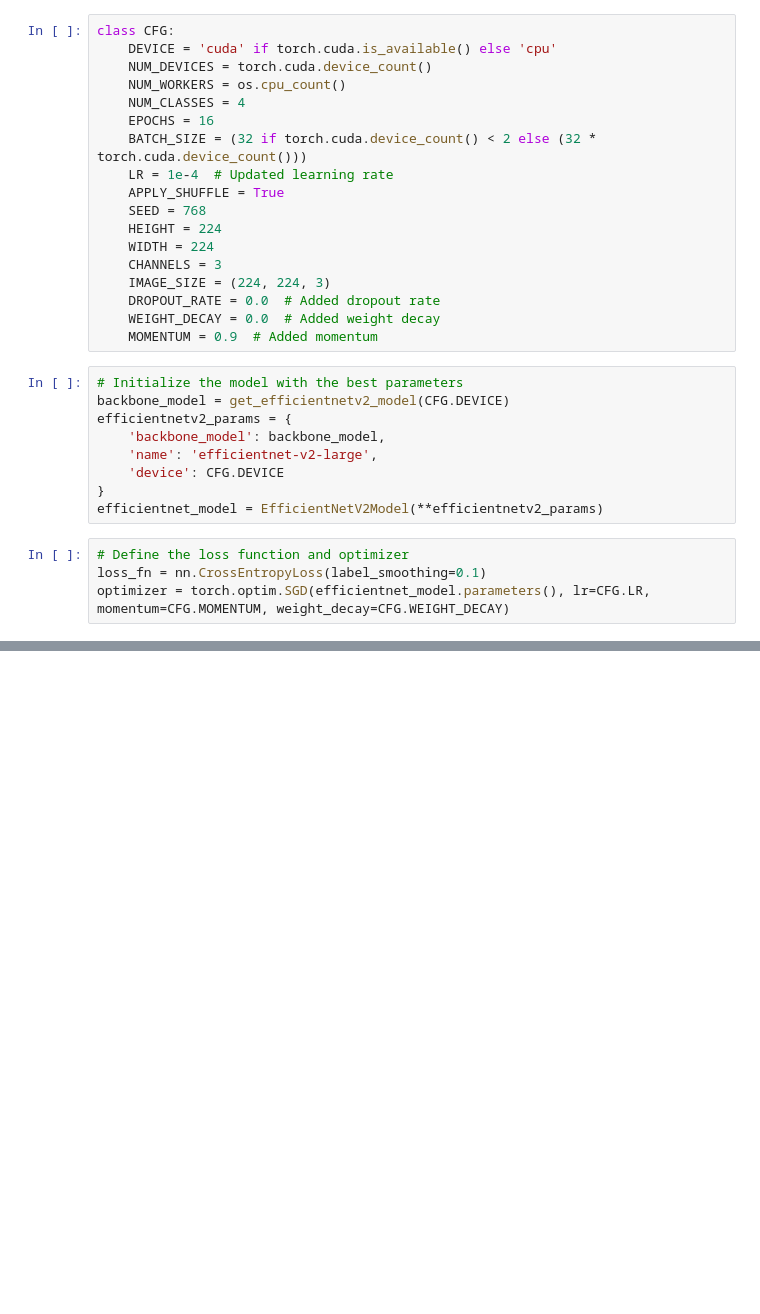
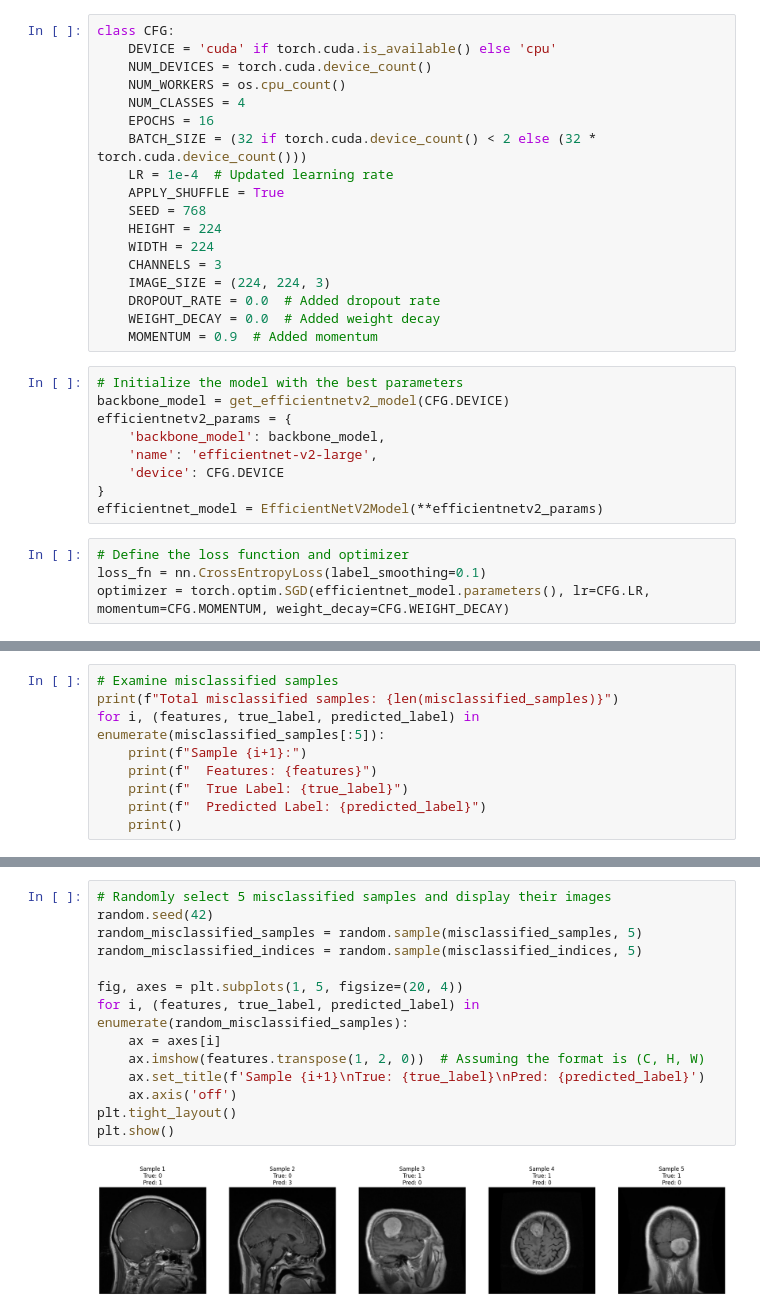
Before and after one commit to helenxtian/brain-tumor-project, a Jupyter notebook: P4_evaluation.ipynb, the cells around one changed output, grey strips where cells are left out. Drawn from its saved outputs; the diff is of its cells as text; blank space fills up the shorter version.

```diff
--- a/P4_evaluation.ipynb
+++ b/P4_evaluation.ipynb
@@ -807,0 +962,9 @@ accuracy_score(test_labels, efficientnet_test_preds)
+# %%
+# Examine misclassified samples
+print(f"Total misclassified samples: {len(misclassified_samples)}")
+for i, (features, true_label, predicted_label) in enumerate(misclassified_samples[:5]):
+    print(f"Sample {i+1}:")
+    print(f"  Features: {features}")
+    print(f"  True Label: {true_label}")
+    print(f"  Predicted Label: {predicted_label}")
+    print()
@@ -807,0 +989,16 @@ accuracy_score(test_labels, efficientnet_test_preds)
+# %%
+# Randomly select 5 misclassified samples and display their images
+random.seed(42)
+random_misclassified_samples = random.sample(misclassified_samples, 5)
+random_misclassified_indices = random.sample(misclassified_indices, 5)
+
+fig, axes = plt.subplots(1, 5, figsize=(20, 4))
+for i, (features, true_label, predicted_label) in enumerate(random_misclassified_samples):
+    ax = axes[i]
+    ax.imshow(features.transpose(1, 2, 0))  # Assuming the format is (C, H, W)
+    ax.set_title(f'Sample {i+1}\nTrue: {true_label}\nPred: {predicted_label}')
+    ax.axis('off')
+plt.tight_layout()
+plt.show()
+# %% [output]
+[figure, added]
```
Also changed, not shown: parts of 40 cells of this notebook, 1 other file.
